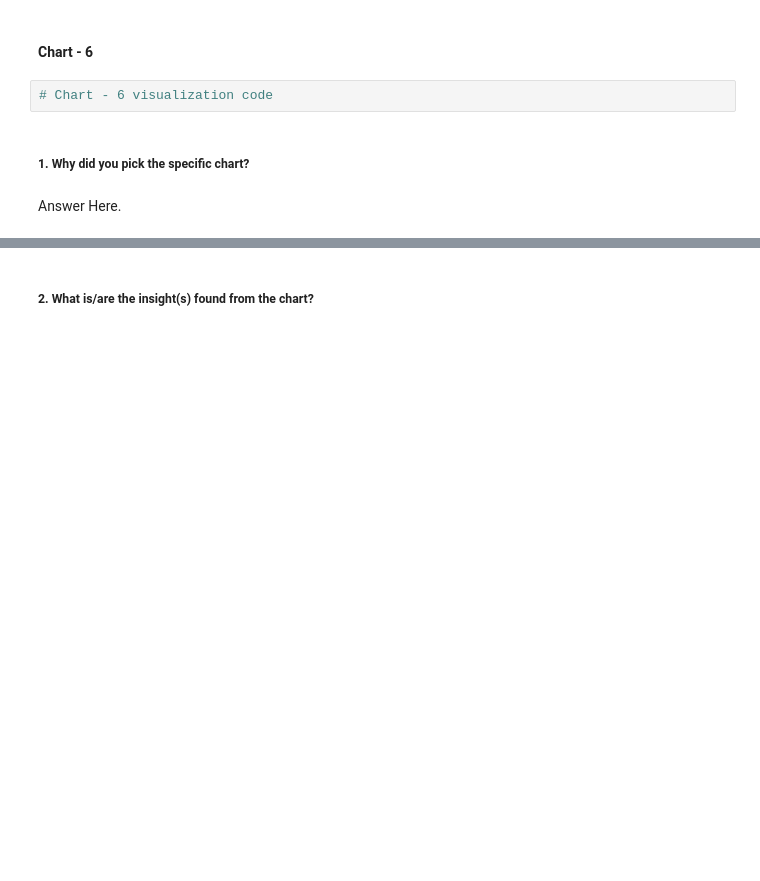
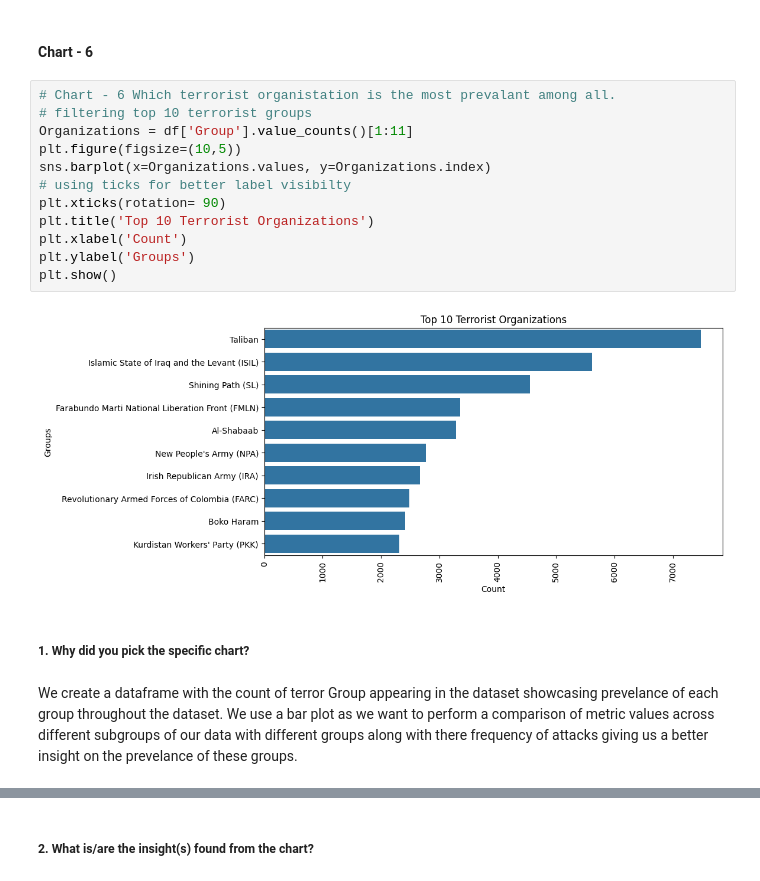
Before and after one commit to ARX662/Capstone_Projects_AlmaBetter, a Jupyter notebook: EDA_Global_Terrorism_Database_Anurag_Rath.ipynb, the cells around one changed output, grey strips where cells are left out. Saved outputs shown, nothing was run; the diff lists cells and outputs as text; blank space fills up the shorter version.

```diff
--- a/EDA_Global_Terrorism_Database_Anurag_Rath.ipynb
+++ b/EDA_Global_Terrorism_Database_Anurag_Rath.ipynb
@@ -473,8 +487,20 @@ Answer Here
 # %% [markdown]
 #### Chart - 6
-# %%
-# Chart - 6 visualization code
+# %%
+# Chart - 6 Which terrorist organistation is the most prevalant among all.
+# filtering top 10 terrorist groups
+Organizations = df['Group'].value_counts()[1:11]
+plt.figure(figsize=(10,5))
+sns.barplot(x=Organizations.values, y=Organizations.index)
+# using ticks for better label visibilty
+plt.xticks(rotation= 90)
+plt.title('Top 10 Terrorist Organizations')
+plt.xlabel('Count')
+plt.ylabel('Groups')
+plt.show()
+# %% [output]
+[figure, added]
 # %% [markdown]
 ##### 1. Why did you pick the specific chart?
-# %% [markdown]
-Answer Here.
+# %% [markdown]
+We create a dataframe with the count of terror Group appearing in the dataset showcasing prevelance of each group throughout the dataset. We use a bar plot as we want to  perform a comparison of metric values across different subgroups of our data with different groups along with there frequency of attacks giving us a better insight on the prevelance of these groups.
```
Also changed, not shown: parts of 33 cells of this notebook.
